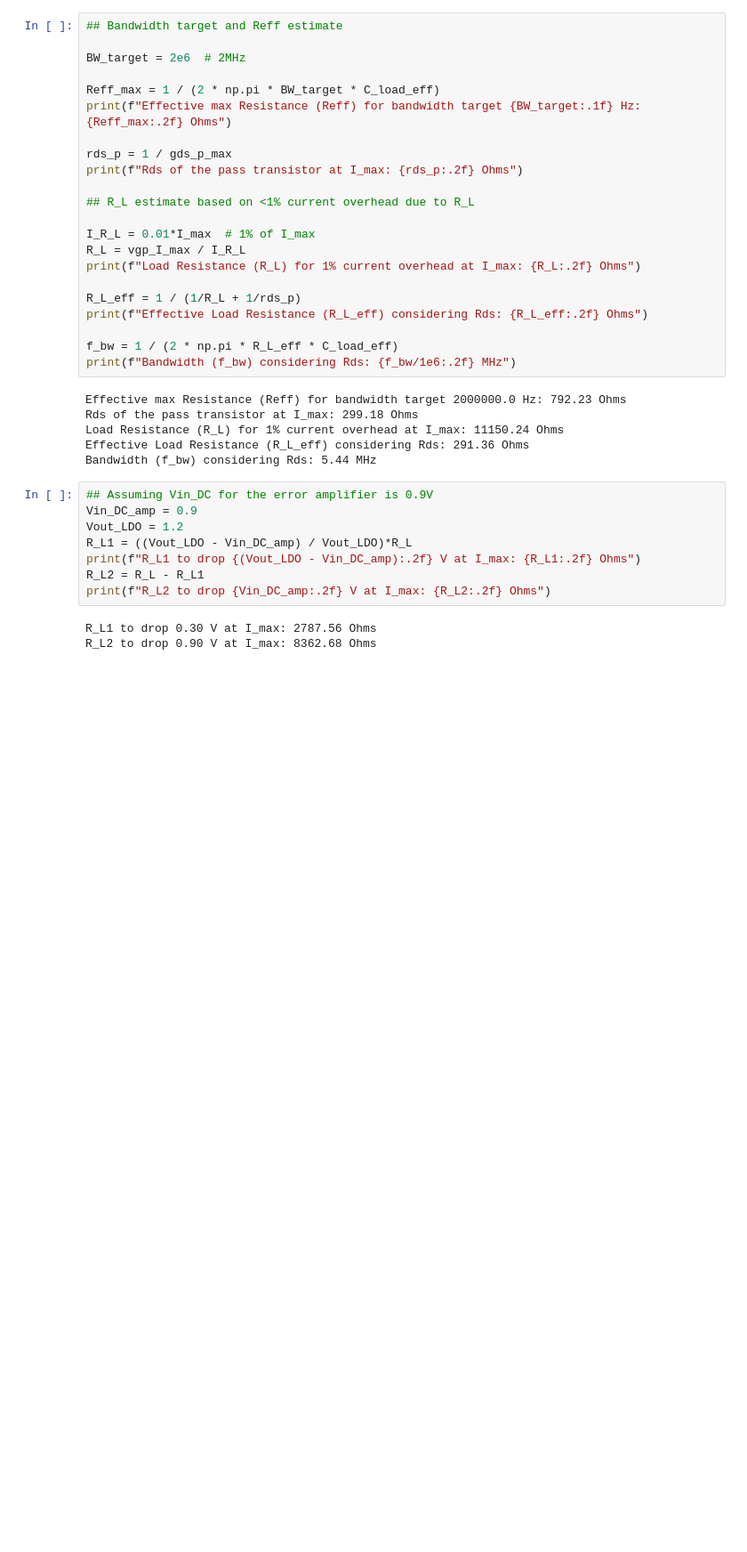
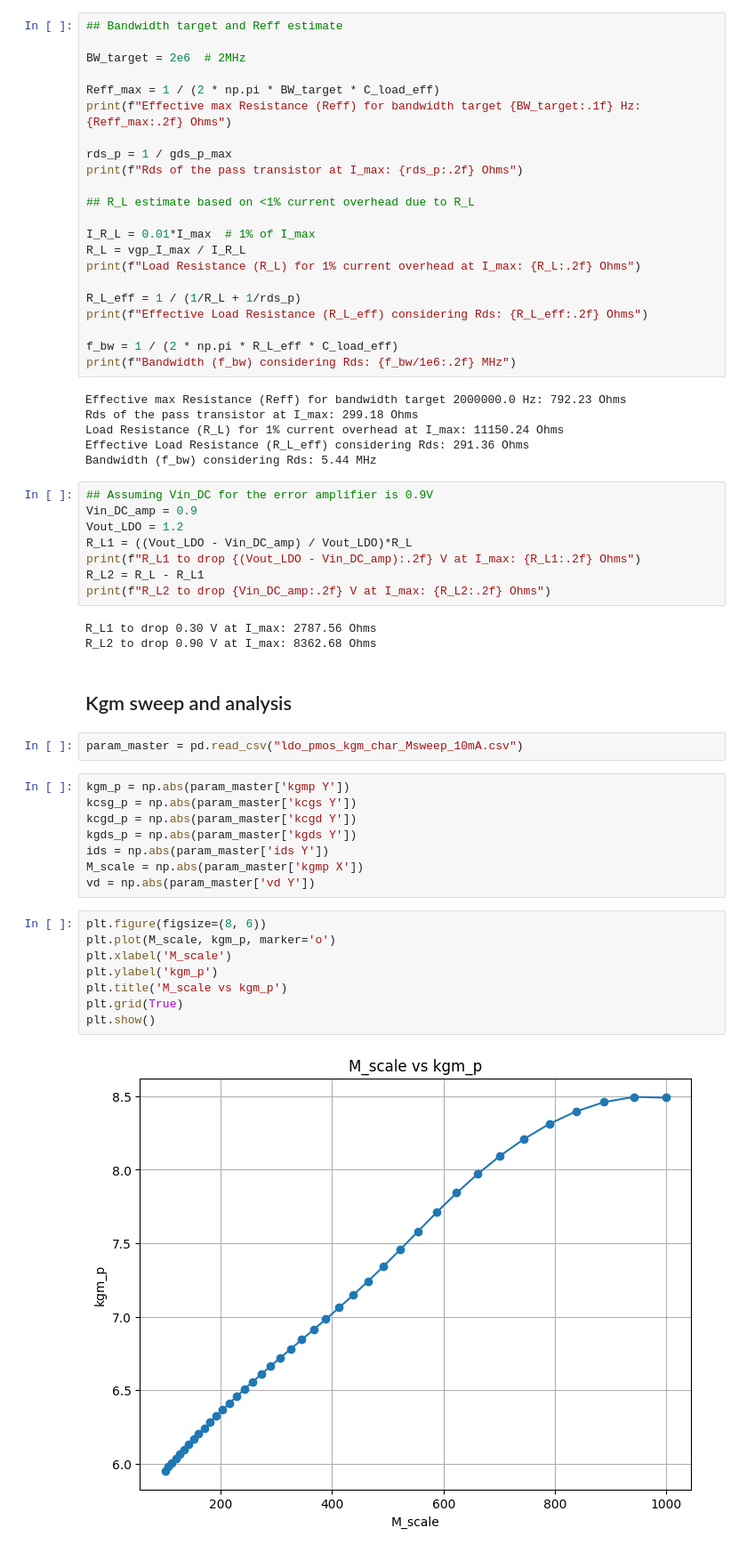
Before and after one commit to Sakthi-Kalidasan/C_ID_repo, a Jupyter notebook: LDO/LDO_Pass_Analysis.ipynb, the cells around one changed output. Shown: that part at 89% size. Cells and saved outputs as stored; diff of their text form; blank space fills up the shorter version.

```diff
--- a/LDO/LDO_Pass_Analysis.ipynb
+++ b/LDO/LDO_Pass_Analysis.ipynb
@@ -192,3 +192,25 @@ print(f"R_L2 to drop {Vin_DC_amp:.2f} V at I_max: {R_L2:.2f} Ohms")
 # %% [output]
 R_L1 to drop 0.30 V at I_max: 2787.56 Ohms
 R_L2 to drop 0.90 V at I_max: 8362.68 Ohms
+# %% [markdown]
+## Kgm sweep and analysis
+# %%
+param_master = pd.read_csv("ldo_pmos_kgm_char_Msweep_10mA.csv")
+# %%
+kgm_p = np.abs(param_master['kgmp Y'])
+kcsg_p = np.abs(param_master['kcgs Y'])
+kcgd_p = np.abs(param_master['kcgd Y'])
+kgds_p = np.abs(param_master['kgds Y'])
+ids = np.abs(param_master['ids Y'])
+M_scale = np.abs(param_master['kgmp X'])
+vd = np.abs(param_master['vd Y'])
+# %%
+plt.figure(figsize=(8, 6))
+plt.plot(M_scale, kgm_p, marker='o')
+plt.xlabel('M_scale')
+plt.ylabel('kgm_p')
+plt.title('M_scale vs kgm_p')
+plt.grid(True)
+plt.show()
+# %% [output]
+[figure, added]
```
Also changed, not shown: parts of 7 cells of this notebook, 7 other files.
